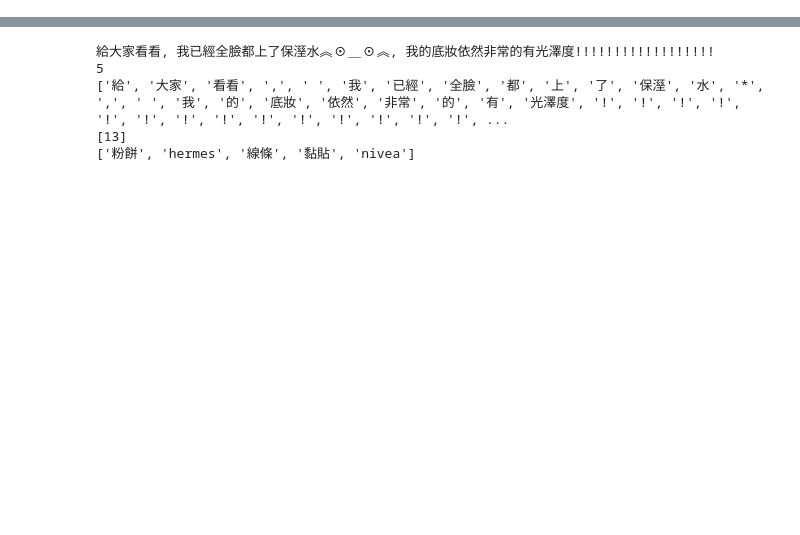
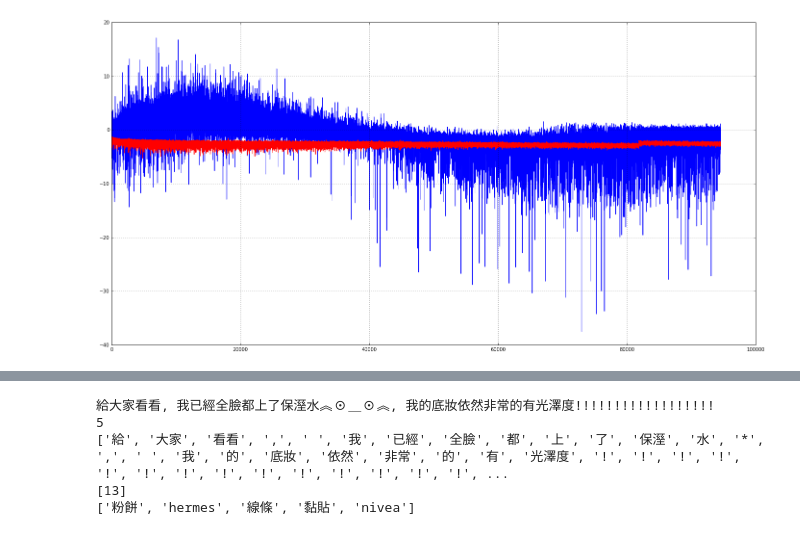
Before and after one commit to ryanchao2012/pixnet-nlp, a Jupyter notebook: Untitled.ipynb, the cells around one changed output, grey strips where cells are left out. Cells and saved outputs as stored; diff of their text form; code cells hidden in the pictures; blank space fills up the shorter version.

```diff
--- a/Untitled.ipynb
+++ b/Untitled.ipynb
@@ -102,0 +101,4 @@ for j in range(10):
+# %%
+test_neg(100)  # v100_w5_n500
+# %% [output]
+[figure, added]
```
Also changed, not shown: parts of 12 cells of this notebook, 2 other files.
